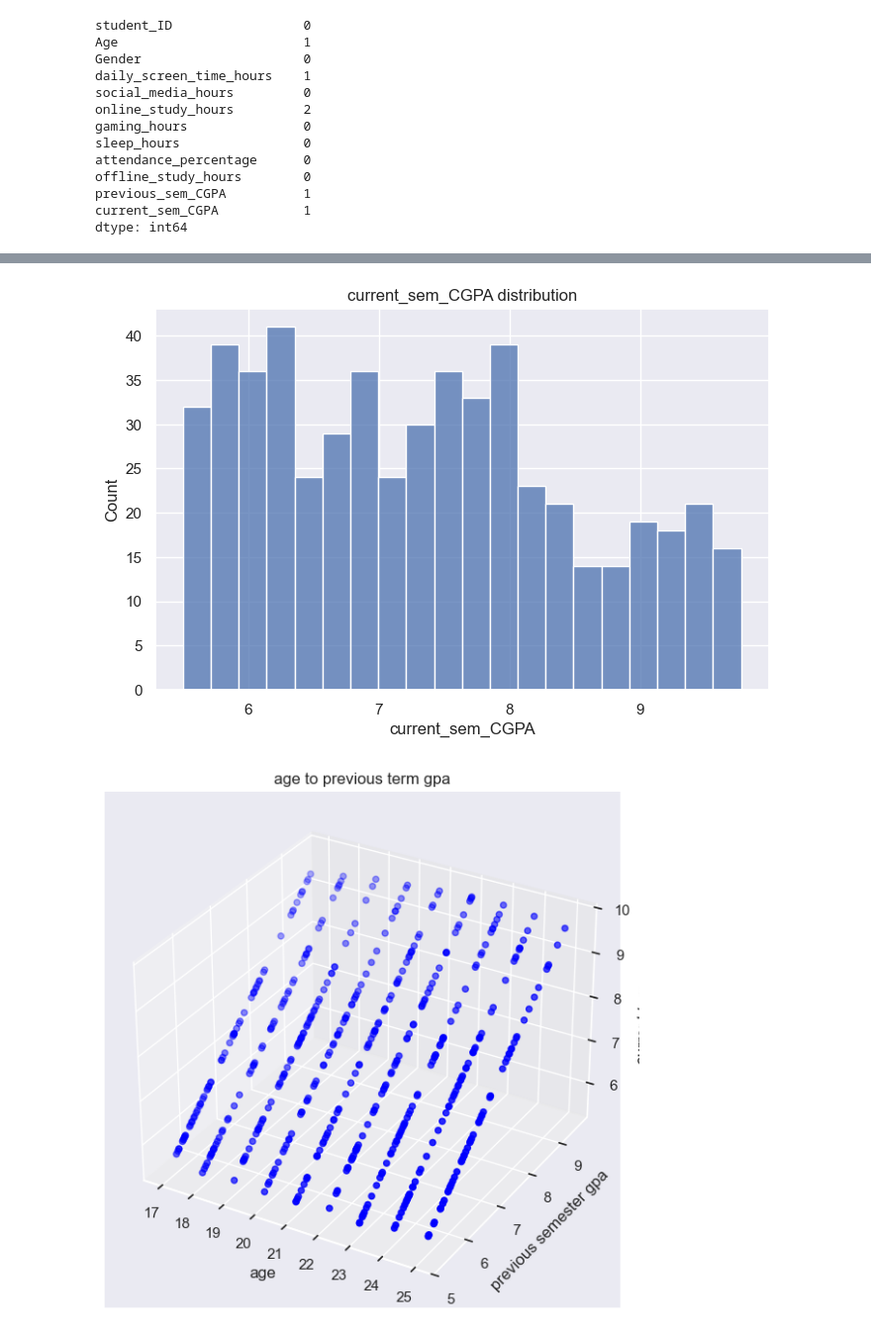
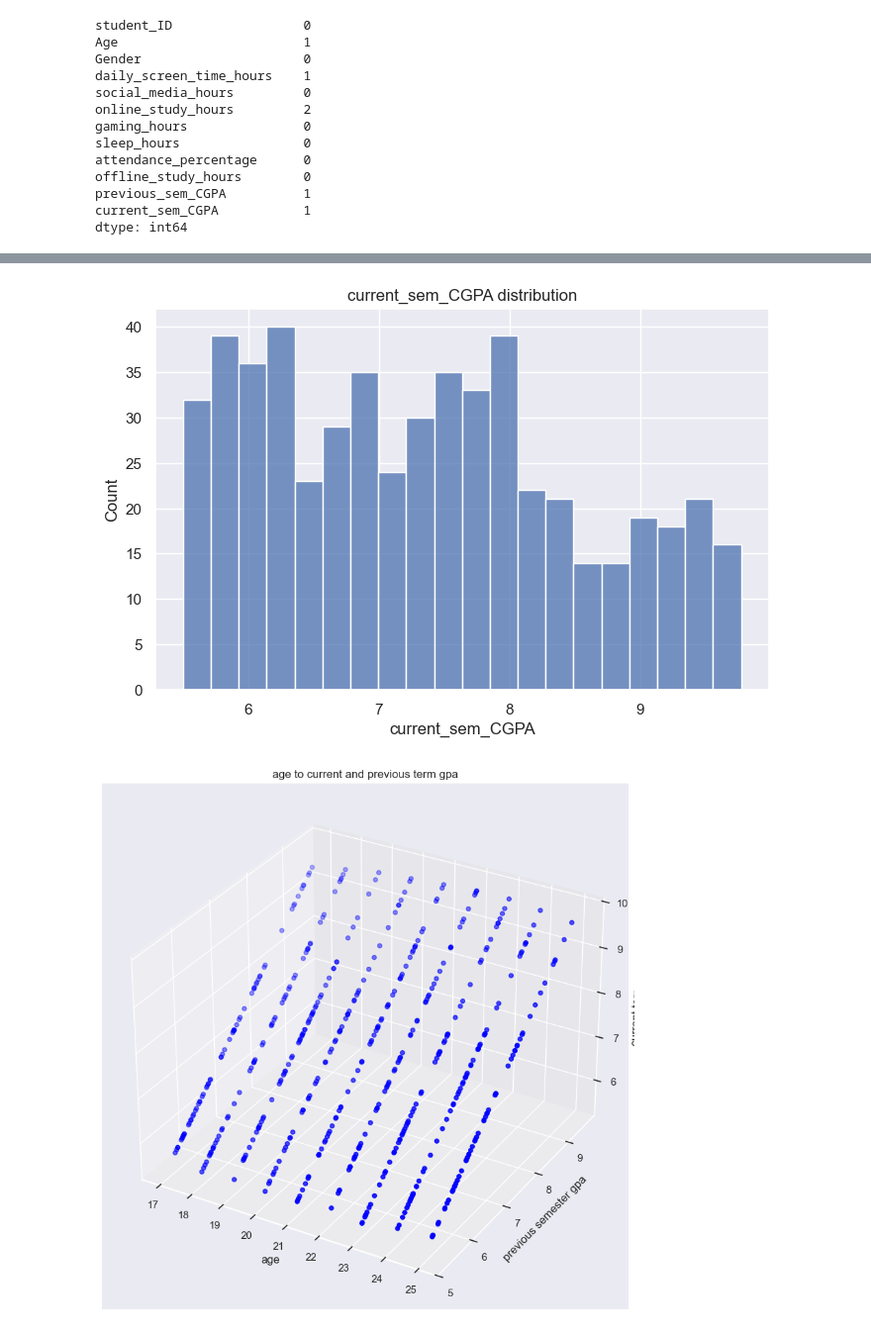
Before and after one commit to ASD-AlG/MACHINE-LEARNING-LAB, a Jupyter notebook: display.ipynb, the cells around one changed output, grey strips where cells are left out. Shown at 99% size. Saved outputs shown, nothing was run; the diff lists cells and outputs as text; code cells hidden in the pictures.

```diff
--- a/display.ipynb
+++ b/display.ipynb
@@ -143,0 +171,3 @@ df.describe()
+# %%
+#remove missing data
+df_missing=df.dropna()
@@ -144,3 +198,6 @@ df.describe()
+# %%
+#set new data frame
+df=df_missing
 # %%
 mplt.figure(figsize=(8,5))
 sbrn.histplot(df['Age'], bins=9)
@@ -220,21 +277,21 @@ mplt.title("current_sem_CGPA distribution")
 mplt.xlabel("current_sem_CGPA")
 mplt.show()
 # %% [output]
-[figure, old version]
+[figure, new version]
 # %%
-fig =mplt.figure(figsize=(8,7))
+fig =mplt.figure(figsize=(10,12))
 ax = fig.add_subplot(111, projection='3d')
 x=df.Age
 y=df.previous_sem_CGPA
 z=df.current_sem_CGPA
 ax.scatter3D(x, y, z, color='blue', marker='o')
 mplt.xlabel("age")
 mplt.ylabel("previous semester gpa")
 ax.set_zlabel("current term gpa")
-mplt.title("age to previous term gpa")
+mplt.title("age to current and previous term gpa")
 mplt.show()
 # %% [output]
-[figure, old version]
+[figure, new version]
 # %%
 fig =mplt.figure(figsize=(8,7))
 ax = fig.add_subplot(111, projection='3d')
```
Also changed, not shown: parts of 38 cells of this notebook.
